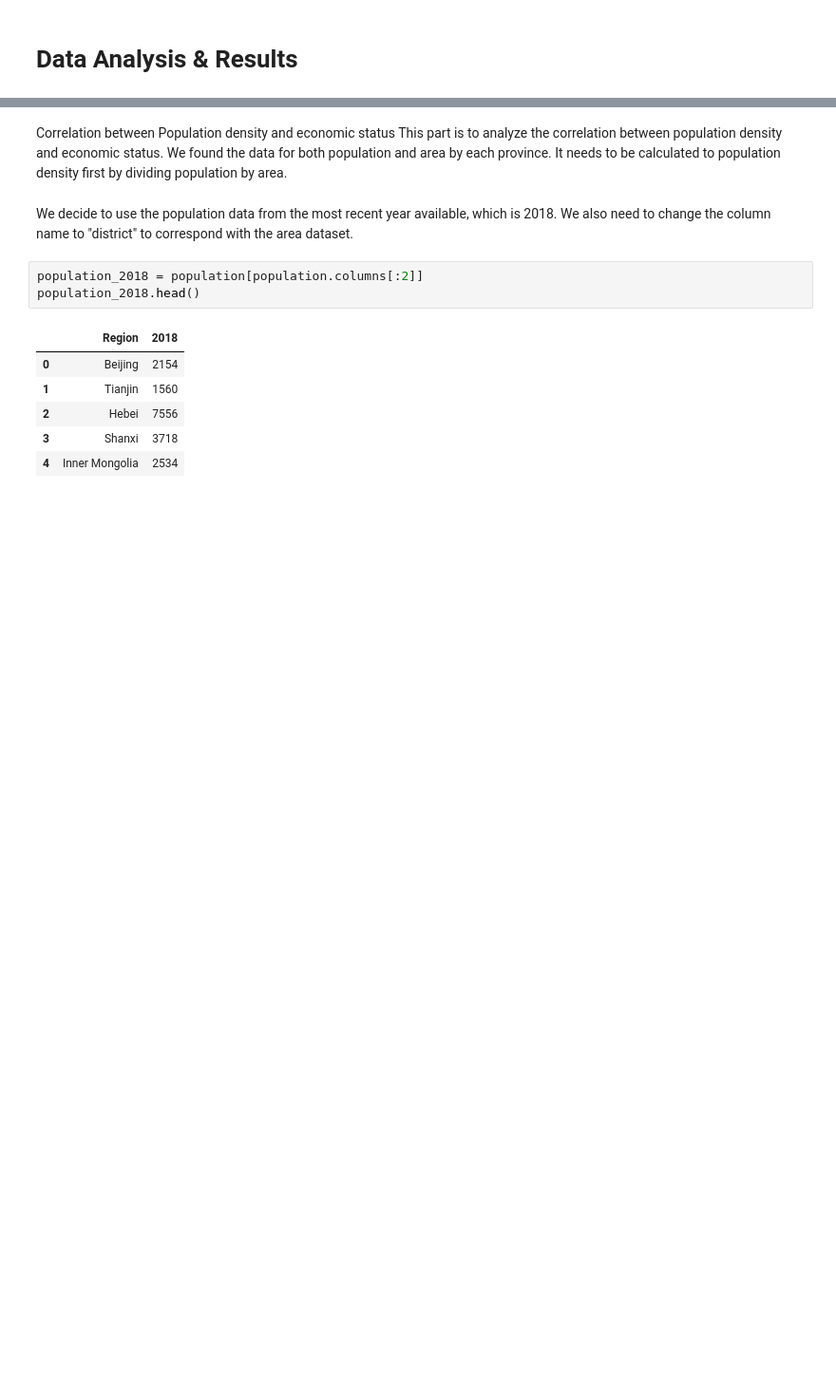
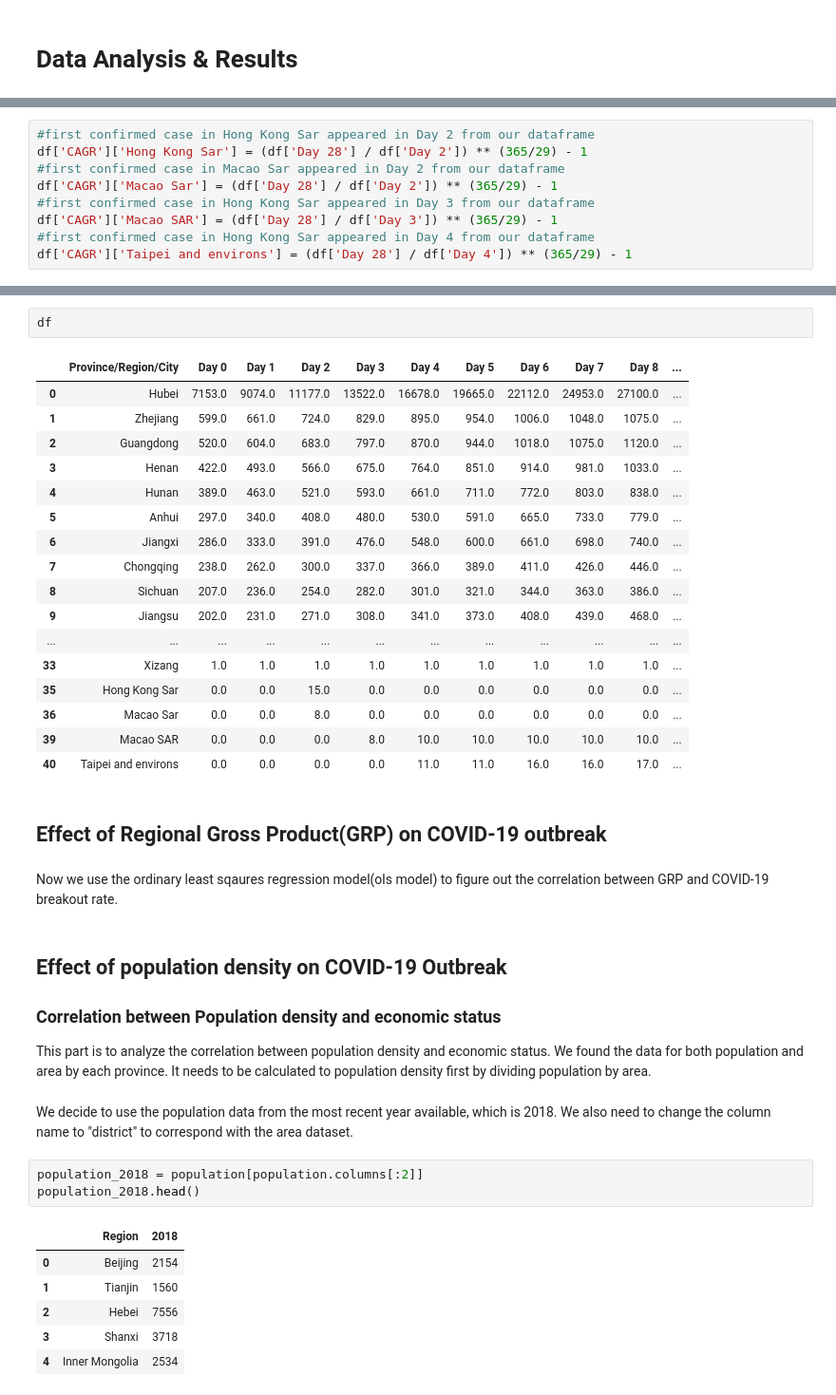
Before and after one commit to Alphaaaaabet/Regional-Economic-Status-and-COVID-19-Spread-Speed-in-China, a Jupyter notebook: FinalProject_group044.ipynb, the cells around one changed output, grey strips where cells are left out. Shown at 95% size. Saved outputs shown, nothing was run; the diff lists cells and outputs as text; blank space fills up the shorter version.

```diff
--- a/FinalProject_group044.ipynb
+++ b/FinalProject_group044.ipynb
@@ -384,0 +420,9 @@ df
+# %%
+#first confirmed case in Hong Kong Sar appeared in Day 2 from our dataframe
+df['CAGR']['Hong Kong Sar'] = (df['Day 28'] / df['Day 2']) ** (365/29) - 1
+#first confirmed case in Macao Sar appeared in Day 2 from our dataframe
+df['CAGR']['Macao Sar'] = (df['Day 28'] / df['Day 2']) ** (365/29) - 1
+#first confirmed case in Hong Kong Sar appeared in Day 3 from our dataframe
+df['CAGR']['Macao SAR'] = (df['Day 28'] / df['Day 3']) ** (365/29) - 1
+#first confirmed case in Hong Kong Sar appeared in Day 4 from our dataframe
+df['CAGR']['Taipei and environs'] = (df['Day 28'] / df['Day 4']) ** (365/29) - 1
@@ -385,5 +438,32 @@ df
+# %%
+df
+# %% [output]
+|  | Province/Region/City | Day 0 | Day 1 | Day 2 | Day 3 | Day 4 | Day 5 | Day 6 | Day 7 | Day 8 | ... |
+| 0 | Hubei | 7153.0 | 9074.0 | 11177.0 | 13522.0 | 16678.0 | 19665.0 | 22112.0 | 24953.0 | 27100.0 | ... |
+| 1 | Zhejiang | 599.0 | 661.0 | 724.0 | 829.0 | 895.0 | 954.0 | 1006.0 | 1048.0 | 1075.0 | ... |
+| 2 | Guangdong | 520.0 | 604.0 | 683.0 | 797.0 | 870.0 | 944.0 | 1018.0 | 1075.0 | 1120.0 | ... |
+| 3 | Henan | 422.0 | 493.0 | 566.0 | 675.0 | 764.0 | 851.0 | 914.0 | 981.0 | 1033.0 | ... |
+| 4 | Hunan | 389.0 | 463.0 | 521.0 | 593.0 | 661.0 | 711.0 | 772.0 | 803.0 | 838.0 | ... |
+| 5 | Anhui | 297.0 | 340.0 | 408.0 | 480.0 | 530.0 | 591.0 | 665.0 | 733.0 | 779.0 | ... |
+| 6 | Jiangxi | 286.0 | 333.0 | 391.0 | 476.0 | 548.0 | 600.0 | 661.0 | 698.0 | 740.0 | ... |
+| 7 | Chongqing | 238.0 | 262.0 | 300.0 | 337.0 | 366.0 | 389.0 | 411.0 | 426.0 | 446.0 | ... |
+| 8 | Sichuan | 207.0 | 236.0 | 254.0 | 282.0 | 301.0 | 321.0 | 344.0 | 363.0 | 386.0 | ... |
+| 9 | Jiangsu | 202.0 | 231.0 | 271.0 | 308.0 | 341.0 | 373.0 | 408.0 | 439.0 | 468.0 | ... |
+| ... | ... | ... | ... | ... | ... | ... | ... | ... | ... | ... | ... |
+| 33 | Xizang | 1.0 | 1.0 | 1.0 | 1.0 | 1.0 | 1.0 | 1.0 | 1.0 | 1.0 | ... |
+| 35 | Hong Kong Sar | 0.0 | 0.0 | 15.0 | 0.0 | 0.0 | 0.0 | 0.0 | 0.0 | 0.0 | ... |
+| 36 | Macao Sar | 0.0 | 0.0 | 8.0 | 0.0 | 0.0 | 0.0 | 0.0 | 0.0 | 0.0 | ... |
+| 39 | Macao SAR | 0.0 | 0.0 | 0.0 | 8.0 | 10.0 | 10.0 | 10.0 | 10.0 | 10.0 | ... |
+| 40 | Taipei and environs | 0.0 | 0.0 | 0.0 | 0.0 | 11.0 | 11.0 | 16.0 | 16.0 | 17.0 | ... |
+# %% [markdown]
+## Effect of Regional Gross Product(GRP) on COVID-19 outbreak
+# %% [markdown]
+Now we use the ordinary least sqaures regression model(ols model) to figure out the correlation between GRP and COVID-19 breakout rate.
 # %% [markdown]
-Correlation between Population density and economic status
+## Effect of population density on COVID-19 Outbreak
+
+### Correlation between Population density and economic status
+
 This part is to analyze the correlation between population density and economic status. We found the data for both population and area by each province. It needs to be calculated to population density first by dividing population by area.
 # %% [markdown]
 We decide to use the population data from the most recent year available, which is 2018.
```
Also changed, not shown: parts of 16 cells of this notebook.
